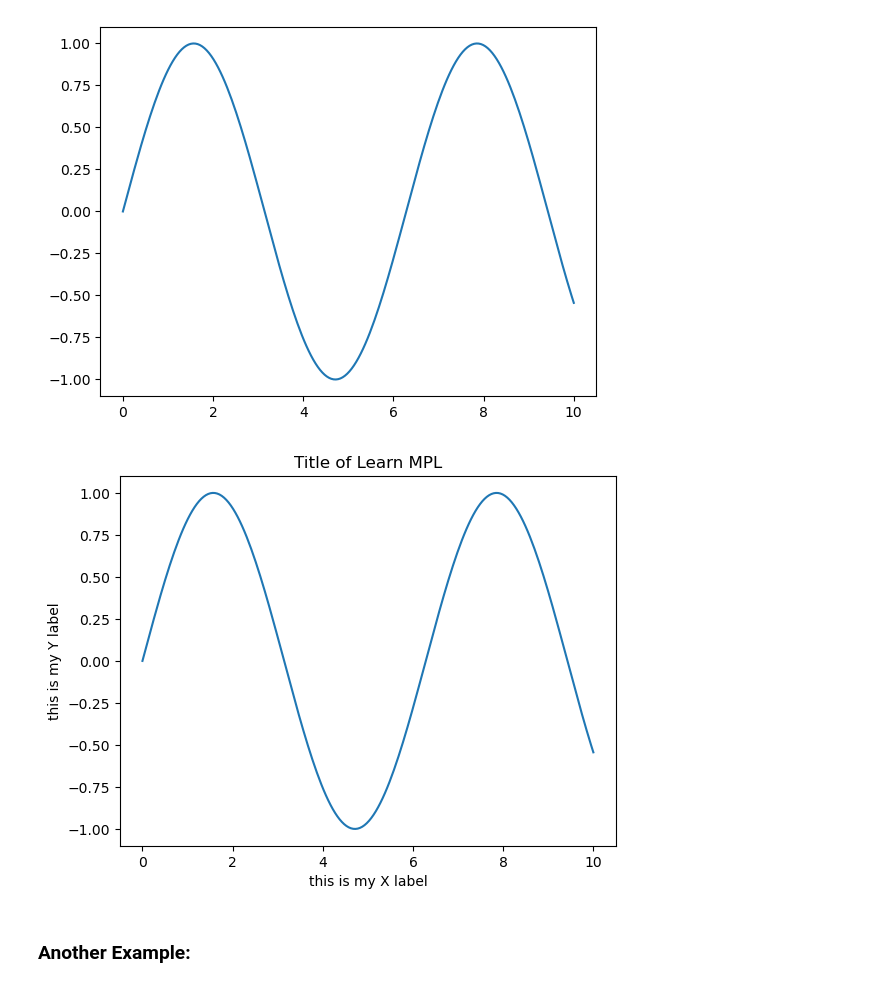
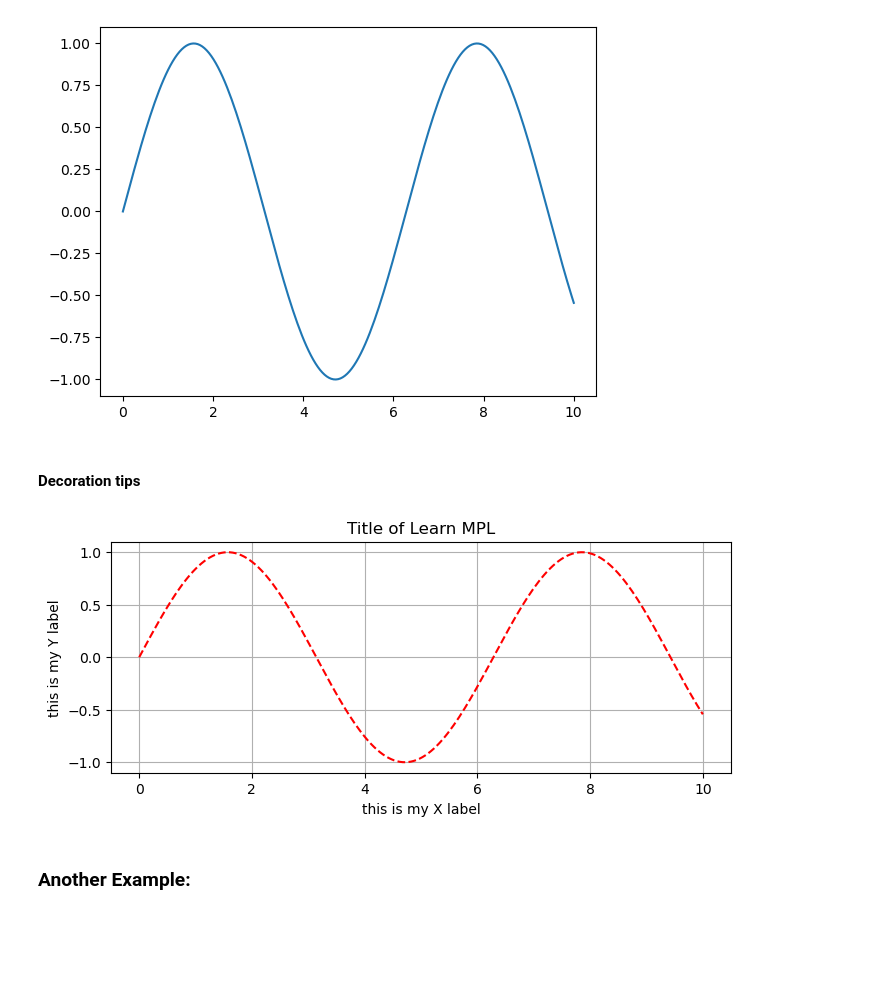
Before and after one commit to deepkorat/iNeuron-course-practical-material, a Jupyter notebook: visualization/matplotlib.ipynb, the cells around one changed output. Drawn from its saved outputs; the diff is of its cells as text; code cells hidden in the pictures; blank space fills up the shorter version.

```diff
--- a/visualization/matplotlib.ipynb
+++ b/visualization/matplotlib.ipynb
@@ -53,14 +53,19 @@ plt.plot(x, y)
 # %% [output]
 [<matplotlib.lines.Line2D at 0x...>]
 [figure]
-# %%
-plt.plot(x, y)
-plt.xlabel("this is my X label")
-plt.ylabel("this is my Y label")
-plt.title("Title of Learn MPL")
-plt.show()
-# %% [output]
-[figure, removed]
+# %% [markdown]
+#### Decoration tips
+# %%
+plt.figure(figsize=(8,3)) # change full figure size
+plt.plot(x,y, '--r') # try --b for blue color
+plt.xlabel("this is my X label")
+plt.ylabel("this is my Y label")
+plt.title("Title of Learn MPL")
+
+plt.grid() # to shwocase a background grid
+plt.show()
+# %% [output]
+[figure, added]
 # %% [markdown]
 ### Another Example:
 # %%
```
Also changed, not shown: parts of 14 cells of this notebook.
